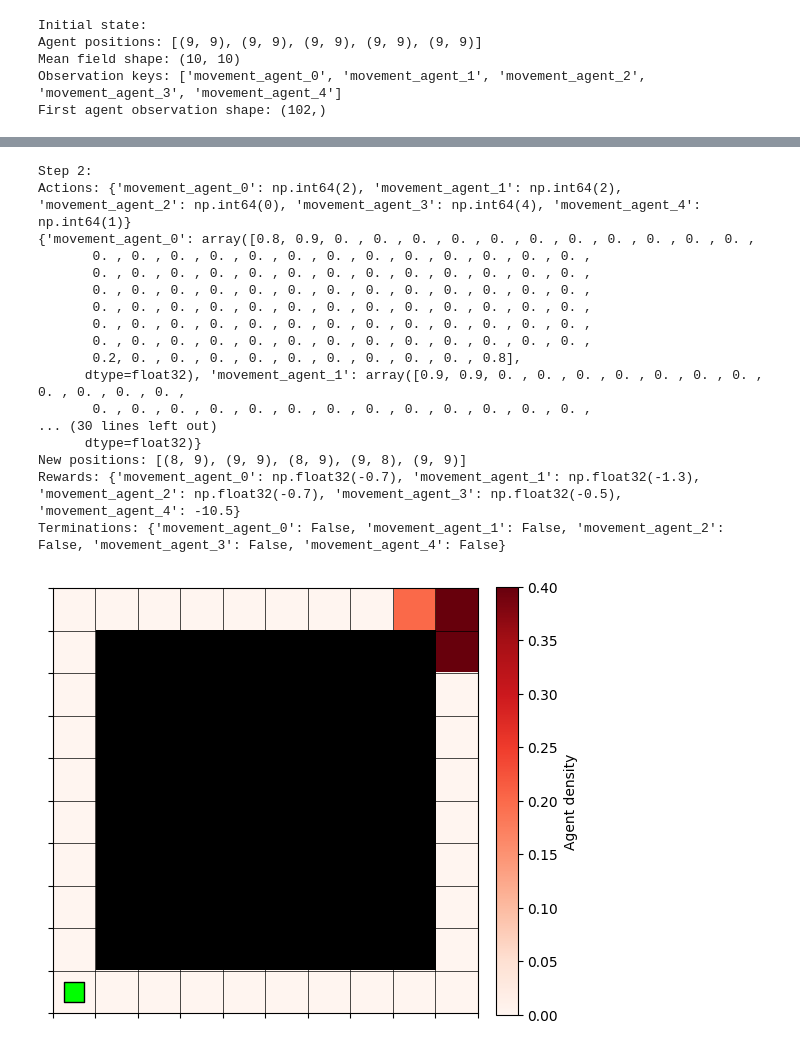
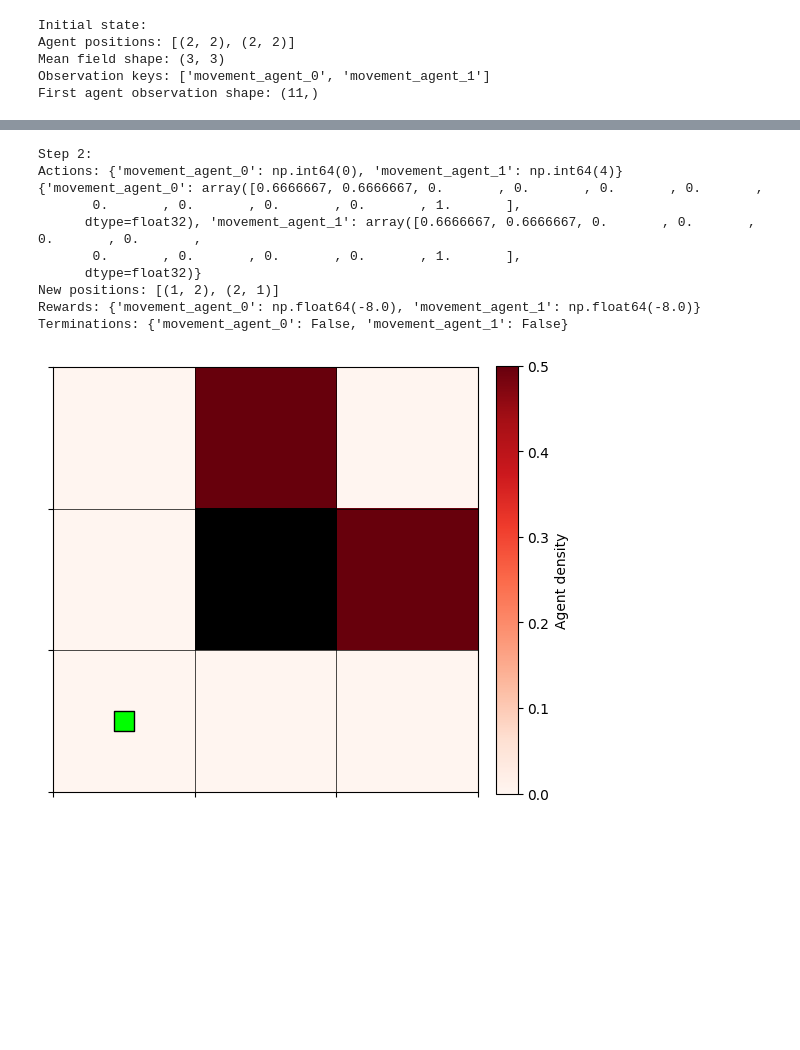
Before and after one commit to kbundaleski9000/thesis, a Jupyter notebook: code/Testingenvironment.ipynb, the cells around one changed output, grey strips where cells are left out. Saved outputs shown, nothing was run; the diff lists cells and outputs as text; code cells hidden in the pictures; blank space fills up the shorter version.

```diff
--- a/code/Testingenvironment.ipynb
+++ b/code/Testingenvironment.ipynb
@@ -196,8 +249,7 @@ class MyCustomEnv2(ParallelEnv):
             self.colorbar = None
 # %%
 # Test the environment with random actions
-obstacles_test = [(x, y) for x in range(1, 9) for y in range(1, 9)]
-env = MyCustomEnv2(size=(10, 10), num_moving_agents = 5, obstacles = obstacles_test)  # Start with fewer agents for testing
+env = MyCustomEnv2(size=(3, 3), num_moving_agents = 2)  # Start with fewer agents for testing
 obs, info = env.reset()
 
 print("Initial state:")
@@ -231,7 +283,7 @@ for step in range(3):
     env.close()
 # %% [output]
 Initial state:
-Agent positions: [(9, 9), (9, 9), (9, 9), (9, 9), (9, 9)]
-Mean field shape: (10, 10)
-Observation keys: ['movement_agent_0', 'movement_agent_1', 'movement_agent_2', 'movement_agent_3', 'movement_agent_4']
-First agent observation shape: (102,)
+Agent positions: [(2, 2), (2, 2)]
+Mean field shape: (3, 3)
+Observation keys: ['movement_agent_0', 'movement_agent_1']
+First agent observation shape: (11,)
@@ -257,19 +302,12 @@ Terminations: {'movement_agent_0': False, 'movement_agent_1': False, 'movement_a
 Step 2:
-Actions: {'movement_agent_0': np.int64(2), 'movement_agent_1': np.int64(2), 'movement_agent_2': np.int64(0), 'movement_agent_3': np.int64(4), 'movement_agent_4': np.int64(1)}
-{'movement_agent_0': array([0.8, 0.9, 0. , 0. , 0. , 0. , 0. , 0. , 0. , 0. , 0. , 0. , 0. ,
-       0. , 0. , 0. , 0. , 0. , 0. , 0. , 0. , 0. , 0. , 0. , 0. , 0. ,
-       0. , 0. , 0. , 0. , 0. , 0. , 0. , 0. , 0. , 0. , 0. , 0. , 0. ,
-       0. , 0. , 0. , 0. , 0. , 0. , 0. , 0. , 0. , 0. , 0. , 0. , 0. ,
-       0. , 0. , 0. , 0. , 0. , 0. , 0. , 0. , 0. , 0. , 0. , 0. , 0. ,
-       0. , 0. , 0. , 0. , 0. , 0. , 0. , 0. , 0. , 0. , 0. , 0. , 0. ,
-       0. , 0. , 0. , 0. , 0. , 0. , 0. , 0. , 0. , 0. , 0. , 0. , 0. ,
-       0.2, 0. , 0. , 0. , 0. , 0. , 0. , 0. , 0. , 0. , 0.8],
-      dtype=float32), 'movement_agent_1': array([0.9, 0.9, 0. , 0. , 0. , 0. , 0. , 0. , 0. , 0. , 0. , 0. , 0. ,
-       0. , 0. , 0. , 0. , 0. , 0. , 0. , 0. , 0. , 0. , 0. , 0. , 0. ,
-... (30 lines left out)
+Actions: {'movement_agent_0': np.int64(0), 'movement_agent_1': np.int64(4)}
+{'movement_agent_0': array([0.6666667, 0.6666667, 0.       , 0.       , 0.       , 0.       ,
+       0.       , 0.       , 0.       , 0.       , 1.       ],
+      dtype=float32), 'movement_agent_1': array([0.6666667, 0.6666667, 0.       , 0.       , 0.       , 0.       ,
+       0.       , 0.       , 0.       , 0.       , 1.       ],
       dtype=float32)}
-New positions: [(8, 9), (9, 9), (8, 9), (9, 8), (9, 9)]
-Rewards: {'movement_agent_0': np.float32(-0.7), 'movement_agent_1': np.float32(-1.3), 'movement_agent_2': np.float32(-0.7), 'movement_agent_3': np.float32(-0.5), 'movement_agent_4': -10.5}
-Terminations: {'movement_agent_0': False, 'movement_agent_1': False, 'movement_agent_2': False, 'movement_agent_3': False, 'movement_agent_4': False}
+New positions: [(1, 2), (2, 1)]
+Rewards: {'movement_agent_0': np.float64(-8.0), 'movement_agent_1': np.float64(-8.0)}
+Terminations: {'movement_agent_0': False, 'movement_agent_1': False}
-[figure, old version]
+[figure, new version]
 Step 3:
```
Also changed, not shown: parts of 11 cells of this notebook, 4 other files.
